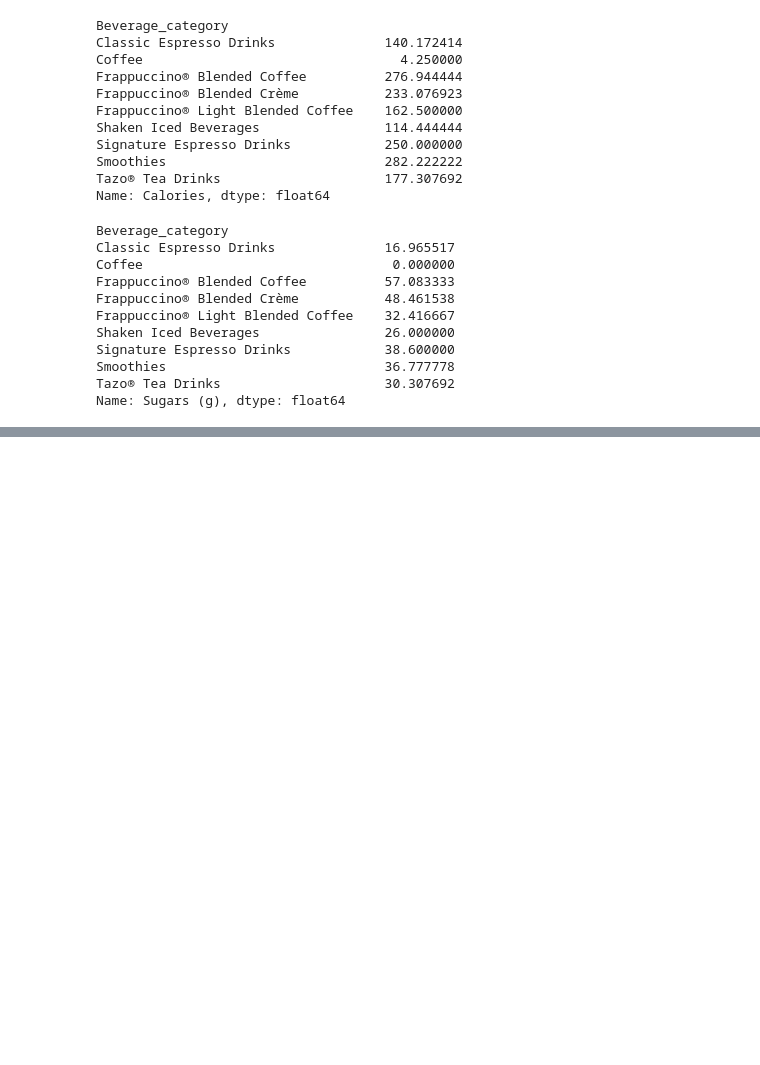
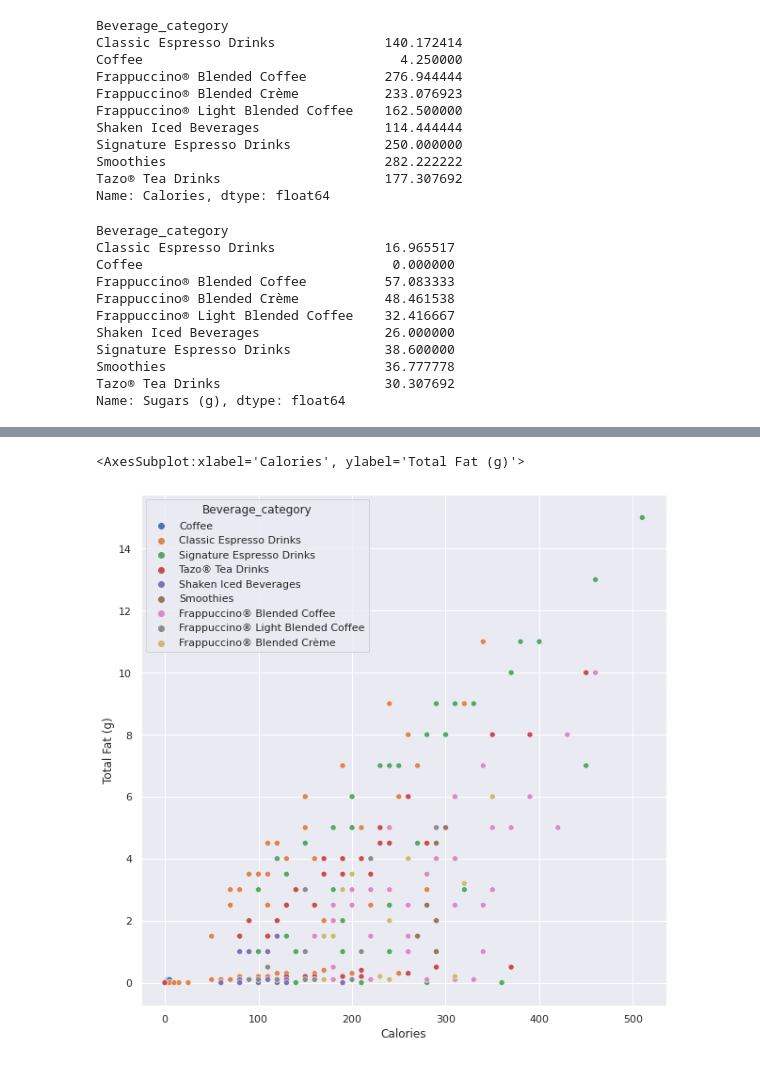
Before and after one commit to nathmart1n/nathmart_tutorials, a Jupyter notebook: tutorial2/Numpy and Pandas.ipynb, the cells around one changed output, grey strips where cells are left out. Saved outputs shown, nothing was run; the diff lists cells and outputs as text; code cells hidden in the pictures; blank space fills up the shorter version.

```diff
--- a/tutorial2/Numpy and Pandas.ipynb
+++ b/tutorial2/Numpy and Pandas.ipynb
@@ -566,5 +755,10 @@ df.iloc[[index]]
 # %%
 # plot calories against total fat using seaborn
+plt.figure(figsize=(10, 10))
+sns.scatterplot(data=df, x="Calories", y="Total Fat (g)", hue="Beverage_category")
+# %% [output]
+<AxesSubplot:xlabel='Calories', ylabel='Total Fat (g)'>
+[figure, added]
 # %%
 # plot the distribution of calories in Short, Tall, Grande, and Venti drinks
 # (you can use multiple lines for this)
```
Also changed, not shown: parts of 40 cells of this notebook, 1 other file.
